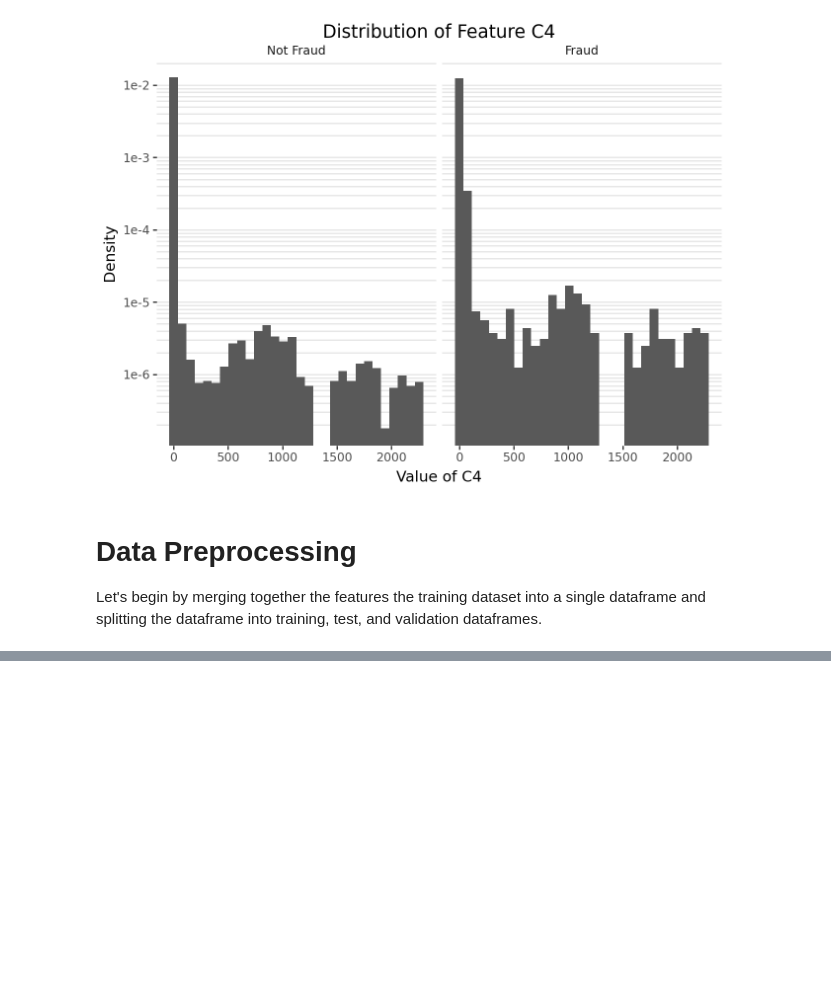
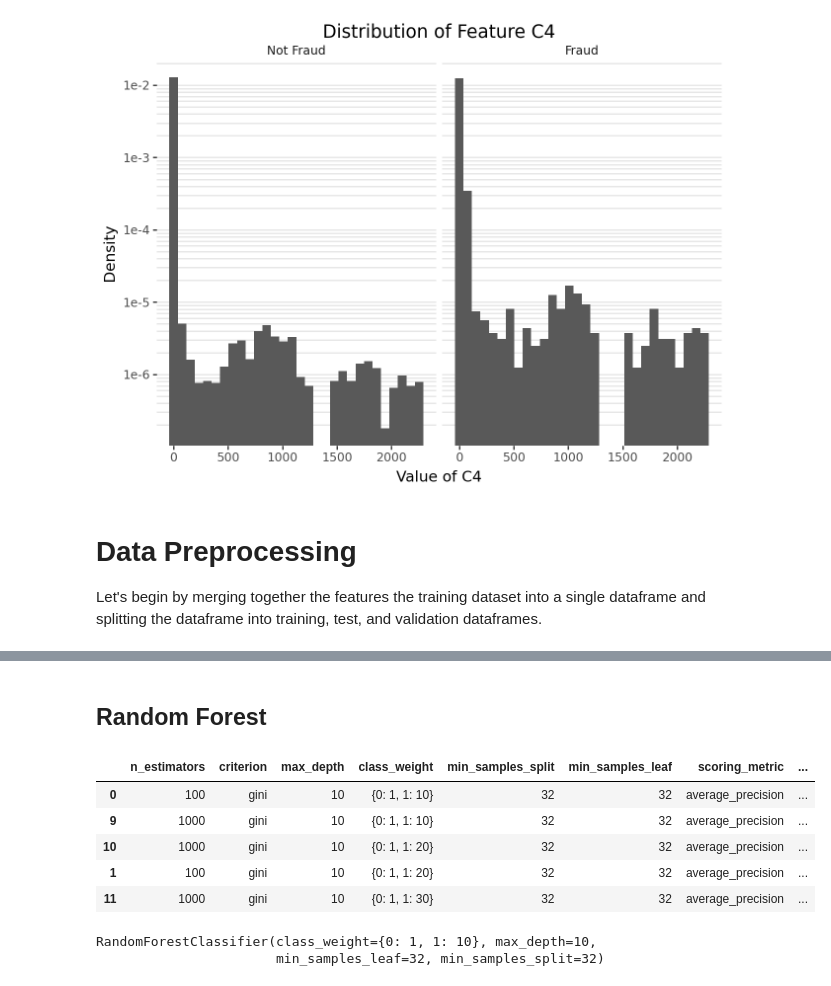
Before and after one commit to JonMcEntee/ieee-cis-fraud-detection, a Jupyter notebook: IEEE_CIS_Fraud_Detection.ipynb, the cells around one changed output, grey strips where cells are left out. Cells and saved outputs as stored; diff of their text form; code cells hidden in the pictures; blank space fills up the shorter version.

```diff
--- a/IEEE_CIS_Fraud_Detection.ipynb
+++ b/IEEE_CIS_Fraud_Detection.ipynb
@@ -877,0 +968,2 @@ run_grid_search(HistGradientBoostingClassifier, X_train, y_train, untested_combo
+# %% [markdown]
+## Random Forest
@@ -877,0 +988,10 @@ run_grid_search(HistGradientBoostingClassifier, X_train, y_train, untested_combo
+# %%
+pd.read_csv("./drive/My Drive/ieee-fraud-detection/output/rf_results.csv")\
+.sort_values(by="validation_score", ascending=False).head()
+# %% [output]
+|  | n_estimators | criterion | max_depth | class_weight | min_samples_split | min_samples_leaf | scoring_metric | ... |
+| 0 | 100 | gini | 10 | {0: 1, 1: 10} | 32 | 32 | average_precision | ... |
+| 9 | 1000 | gini | 10 | {0: 1, 1: 10} | 32 | 32 | average_precision | ... |
+| 10 | 1000 | gini | 10 | {0: 1, 1: 20} | 32 | 32 | average_precision | ... |
+| 1 | 100 | gini | 10 | {0: 1, 1: 20} | 32 | 32 | average_precision | ... |
+| 11 | 1000 | gini | 10 | {0: 1, 1: 30} | 32 | 32 | average_precision | ... |
@@ -877,0 +1018,8 @@ run_grid_search(HistGradientBoostingClassifier, X_train, y_train, untested_combo
+# %%
+clf = RandomForestClassifier(n_estimators=100, criterion="gini", max_depth=10,
+                             class_weight={0: 1, 1: 10}, min_samples_split=32,
+                             min_samples_leaf=32)
+clf.fit(X_train, y_train)
+# %% [output]
+RandomForestClassifier(class_weight={0: 1, 1: 10}, max_depth=10,
+                       min_samples_leaf=32, min_samples_split=32)
```
Also changed, not shown: parts of 67 cells of this notebook.
